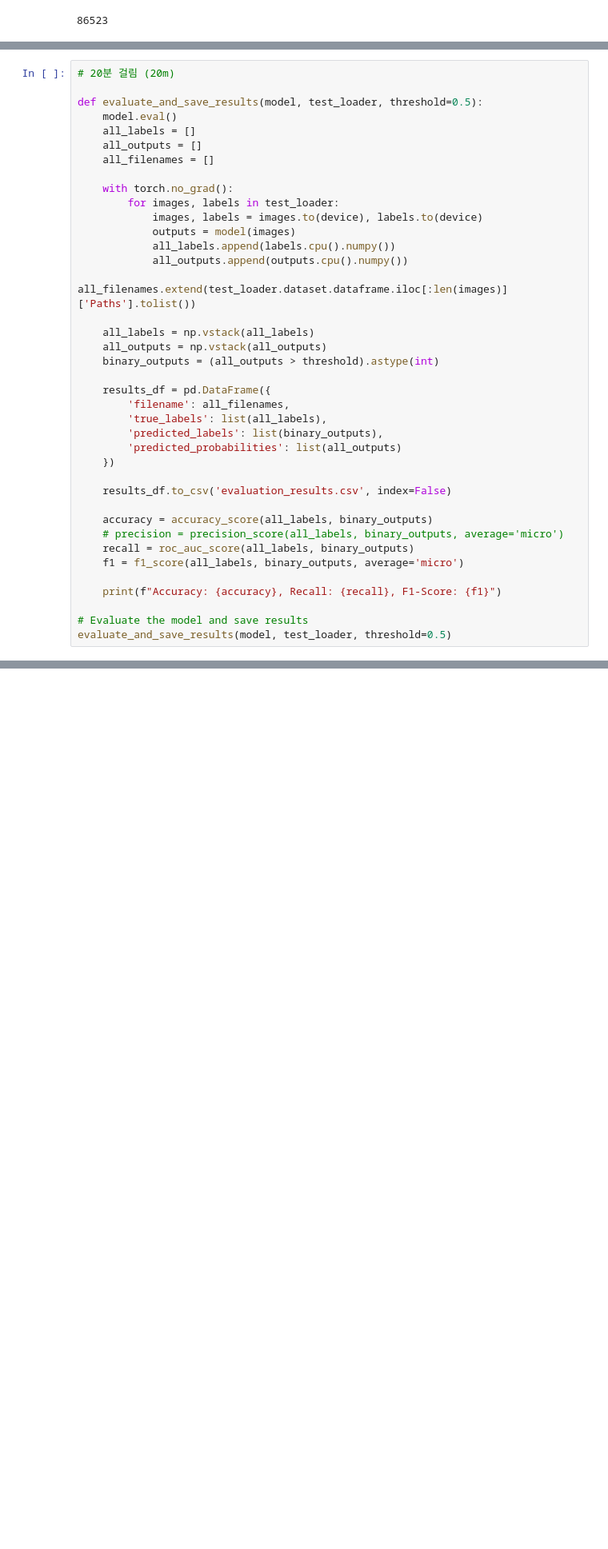
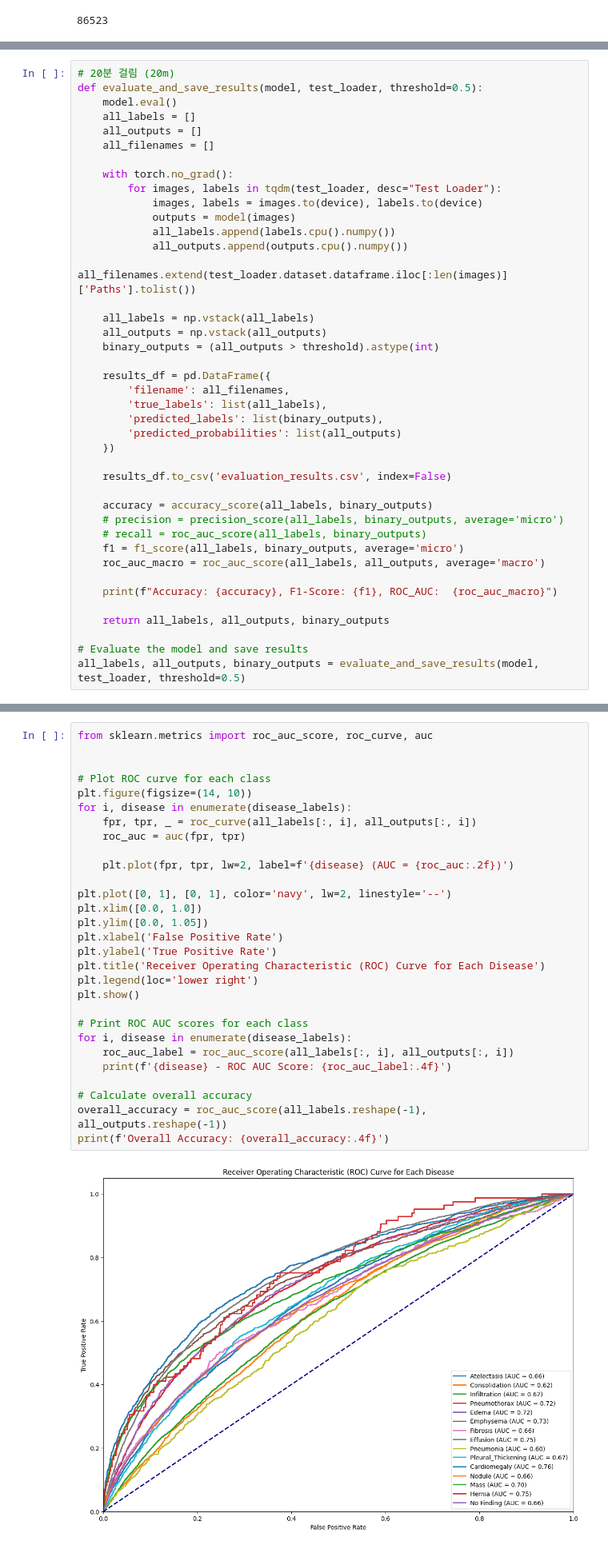
Before and after one commit to SeungYeonJeong22/NIH_EXP, a Jupyter notebook: geunho/nih_K.ipynb, the cells around one changed output, grey strips where cells are left out. Shown at 80% size. Drawn from its saved outputs; the diff is of its cells as text; blank space fills up the shorter version.

Commit message:
A: Results each loss for multilabel

```diff
--- a/geunho/nih_K.ipynb
+++ b/geunho/nih_K.ipynb
@@ -172,6 +161,5 @@ model.load_state_dict(model_weight_path)
 # %%
 # 20분 걸림 (20m)
-
 def evaluate_and_save_results(model, test_loader, threshold=0.5):
     model.eval()
     all_labels = []
@@ -179,7 +167,7 @@ def evaluate_and_save_results(model, test_loader, threshold=0.5):
     all_filenames = []
 
     with torch.no_grad():
-        for images, labels in test_loader:
+        for images, labels in tqdm(test_loader, desc="Test Loader"):
             images, labels = images.to(device), labels.to(device)
             outputs = model(images)
             all_labels.append(labels.cpu().numpy())
@@ -201,11 +189,14 @@ def evaluate_and_save_results(model, test_loader, threshold=0.5):
 
     accuracy = accuracy_score(all_labels, binary_outputs)
     # precision = precision_score(all_labels, binary_outputs, average='micro')
-    recall = roc_auc_score(all_labels, binary_outputs)
+    # recall = roc_auc_score(all_labels, binary_outputs)
     f1 = f1_score(all_labels, binary_outputs, average='micro')
+    roc_auc_macro = roc_auc_score(all_labels, all_outputs, average='macro')
 
-    print(f"Accuracy: {accuracy}, Recall: {recall}, F1-Score: {f1}")
+    print(f"Accuracy: {accuracy}, F1-Score: {f1}, ROC_AUC:  {roc_auc_macro}")
+
+    return all_labels, all_outputs, binary_outputs
 
 # Evaluate the model and save results
-evaluate_and_save_results(model, test_loader, threshold=0.5)
+all_labels, all_outputs, binary_outputs = evaluate_and_save_results(model, test_loader, threshold=0.5)
 # %% [output]
@@ -212,0 +204,31 @@ Accuracy: 0.26544246923227194, Recall: 0.5466660255307355, F1-Score: 0.347572755
+# %%
+from sklearn.metrics import roc_auc_score, roc_curve, auc
+
+
+# Plot ROC curve for each class
+plt.figure(figsize=(14, 10))
+for i, disease in enumerate(disease_labels):
+    fpr, tpr, _ = roc_curve(all_labels[:, i], all_outputs[:, i])
+    roc_auc = auc(fpr, tpr)
+
+    plt.plot(fpr, tpr, lw=2, label=f'{disease} (AUC = {roc_auc:.2f})')
+
+plt.plot([0, 1], [0, 1], color='navy', lw=2, linestyle='--')
+plt.xlim([0.0, 1.0])
+plt.ylim([0.0, 1.05])
+plt.xlabel('False Positive Rate')
+plt.ylabel('True Positive Rate')
+plt.title('Receiver Operating Characteristic (ROC) Curve for Each Disease')
+plt.legend(loc='lower right')
+plt.show()
+
+# Print ROC AUC scores for each class
+for i, disease in enumerate(disease_labels):
+    roc_auc_label = roc_auc_score(all_labels[:, i], all_outputs[:, i])
+    print(f'{disease} - ROC AUC Score: {roc_auc_label:.4f}')
+
+# Calculate overall accuracy
+overall_accuracy = roc_auc_score(all_labels.reshape(-1), all_outputs.reshape(-1))
+print(f'Overall Accuracy: {overall_accuracy:.4f}')
+# %% [output]
+[figure, added]
```
Also changed, not shown: parts of 18 cells of this notebook, 1 other file.
